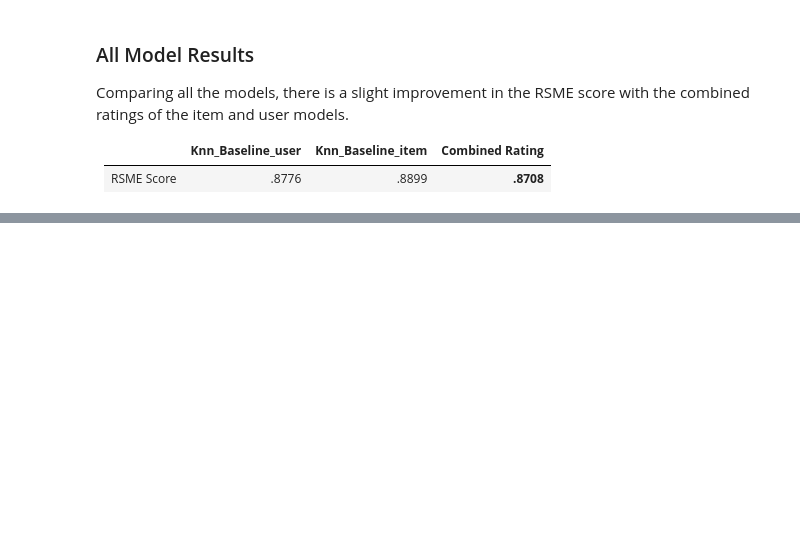
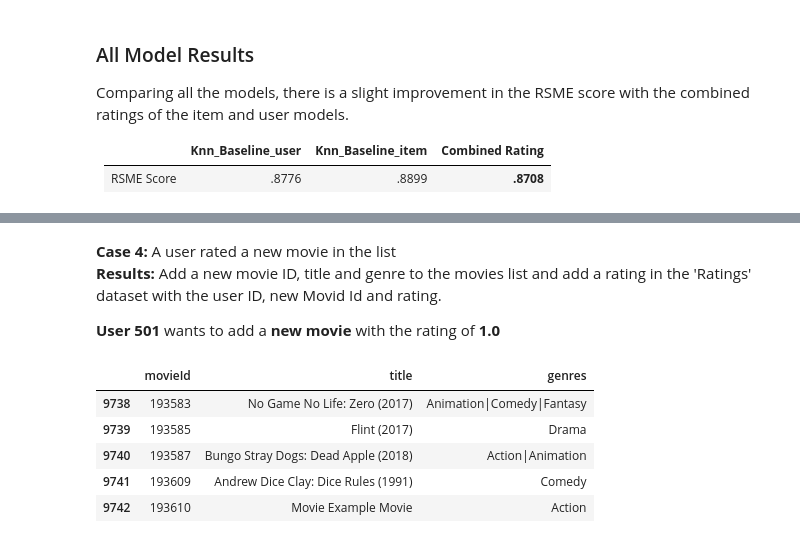
Before and after one commit to Tommyphung1/Creating-Movie-Recommendation-Systems, a Jupyter notebook: main_notebook.ipynb, the cells around one changed output, grey strips where cells are left out. Drawn from its saved outputs; the diff is of its cells as text; code cells hidden in the pictures; blank space fills up the shorter version.

```diff
--- a/main_notebook.ipynb
+++ b/main_notebook.ipynb
@@ -507,0 +562,17 @@ add_review(new_review, ratings)
+# %% [markdown]
+**Case 4:** A user rated a new movie in the list <br>
+**Results:** Add a new movie ID, title and genre to the movies list and add a rating in the 'Ratings' dataset with the user ID, new Movid Id and rating.
+
+**User 501** wants to add a **new movie** with the rating of **1.0**
+# %%
+new_review = {'user_id': 501, 'movie_id': None, 'title': 'Movie Example Movie' , 'genre':'Action', 'rating': 1.0}
+new_df, new_movies = hp.add_review(new_review, ratings,movies)
+new_df.tail()
+new_movies.tail()
+# %% [output]
+|  | movieId | title | genres |
+| 9738 | 193583 | No Game No Life: Zero (2017) | Animation|Comedy|Fantasy |
+| 9739 | 193585 | Flint (2017) | Drama |
+| 9740 | 193587 | Bungo Stray Dogs: Dead Apple (2018) | Action|Animation |
+| 9741 | 193609 | Andrew Dice Clay: Dice Rules (1991) | Comedy |
+| 9742 | 193610 | Movie Example Movie | Action |
```
Also changed, not shown: parts of 21 cells of this notebook, 1 other file.
